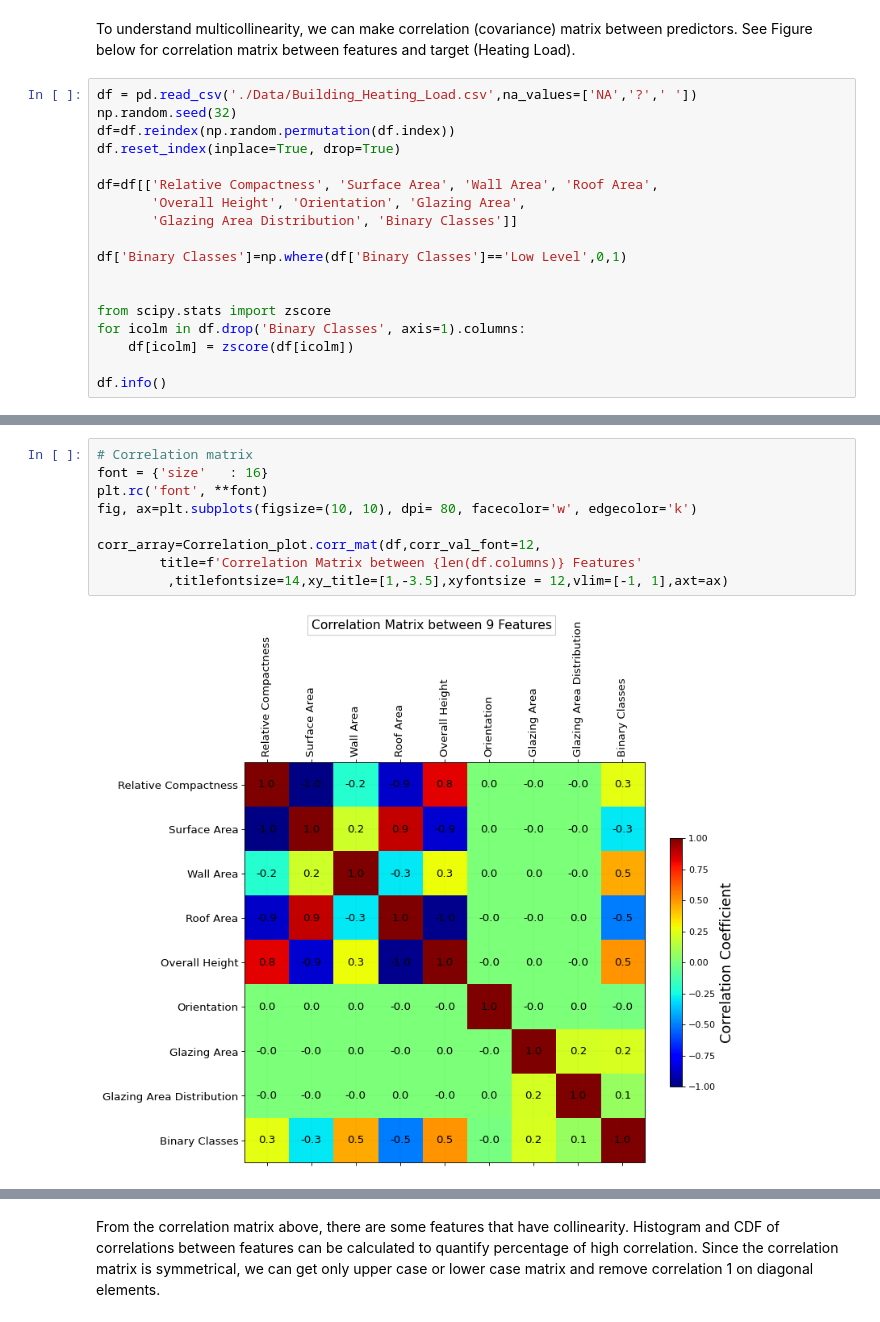
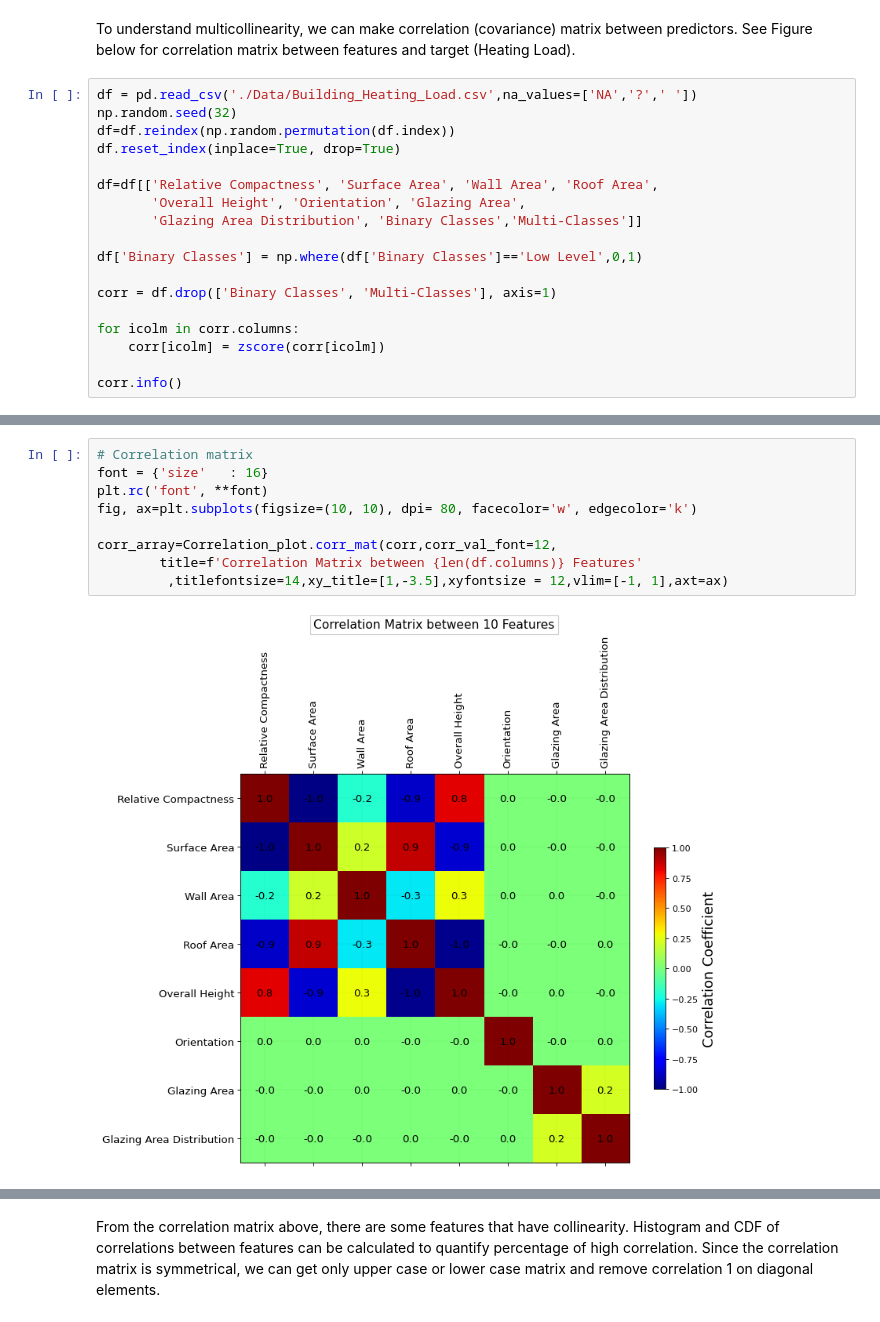
Before and after one commit to MehdiRezvandehy/Multicollinearity, a Jupyter notebook: Multicollinearity.ipynb, the cells around one changed output, grey strips where cells are left out. Saved outputs shown, nothing was run; the diff lists cells and outputs as text.

```diff
--- a/Multicollinearity.ipynb
+++ b/Multicollinearity.ipynb
@@ -63,16 +65,16 @@ df.reset_index(inplace=True, drop=True)
 
 df=df[['Relative Compactness', 'Surface Area', 'Wall Area', 'Roof Area',
        'Overall Height', 'Orientation', 'Glazing Area',
-       'Glazing Area Distribution', 'Binary Classes']]
+       'Glazing Area Distribution', 'Binary Classes','Multi-Classes']]
 
-df['Binary Classes']=np.where(df['Binary Classes']=='Low Level',0,1)
+df['Binary Classes'] = np.where(df['Binary Classes']=='Low Level',0,1)
 
+corr = df.drop(['Binary Classes', 'Multi-Classes'], axis=1)
 
-from scipy.stats import zscore
-for icolm in df.drop('Binary Classes', axis=1).columns:
-    df[icolm] = zscore(df[icolm])
+for icolm in corr.columns:
+    corr[icolm] = zscore(corr[icolm])
 
-df.info()
+corr.info()
 # %% [output]
 <class 'pandas.core.frame.DataFrame'>
 RangeIndex: 768 entries, 0 to 767
@@ -93,14 +94,14 @@ memory usage: 51.1 KB
 # %%
 # Correlation matrix
 font = {'size'   : 16}
 plt.rc('font', **font)
 fig, ax=plt.subplots(figsize=(10, 10), dpi= 80, facecolor='w', edgecolor='k')
 
-corr_array=Correlation_plot.corr_mat(df,corr_val_font=12,
+corr_array=Correlation_plot.corr_mat(corr,corr_val_font=12,
         title=f'Correlation Matrix between {len(df.columns)} Features'
          ,titlefontsize=14,xy_title=[1,-3.5],xyfontsize = 12,vlim=[-1, 1],axt=ax)
 # %% [output]
-[figure, old version]
+[figure, new version]
 # %%
 font = {'size'   :14 }
 plt.rc('font', **font)
```
Also changed, not shown: parts of 52 cells of this notebook, 1 other file.
